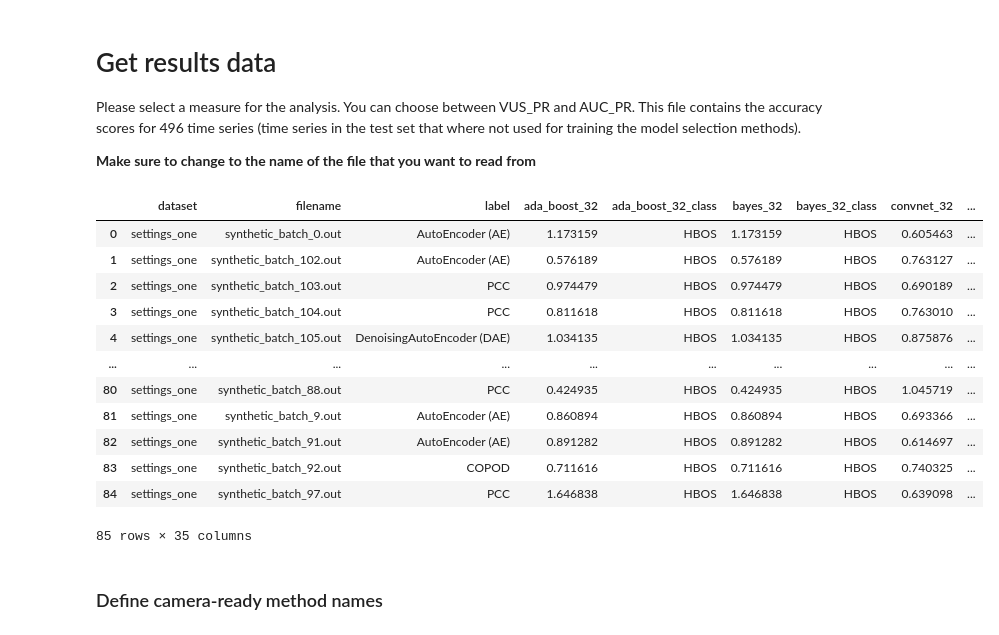
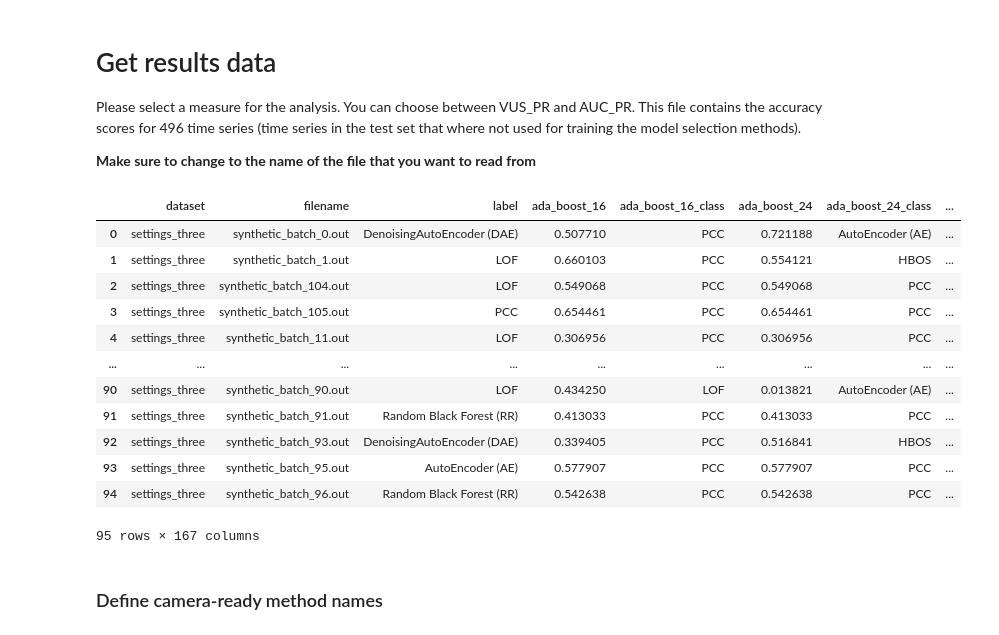
Before and after one commit to doanthihoaithu/MSAD, a Jupyter notebook: experiments/accuracy_analysis/accuracy_evaluation_mts.ipynb, the cells around one changed output. Drawn from its saved outputs; the diff is of its cells as text; code cells hidden in the pictures.

Commit message:
update code according to filename:collection/dataset/test_batch_id

```diff
--- a/experiments/accuracy_analysis/accuracy_evaluation_mts.ipynb
+++ b/experiments/accuracy_analysis/accuracy_evaluation_mts.ipynb
@@ -45,7 +45,7 @@ Please select a measure for the analysis. You can choose between VUS_PR and AUC_
 **Make sure to change to the name of the file that you want to read from**
 # %%
 # Replace this value with "AUC_PR" or "VUS_PR" to obtain the corresponding results
-measure_name = 'INTERPRETABILITY_LOG_SCORE'
+measure_name = 'AUC_PR'
 
 # ['INTERPRETABILITY_HIT_2_SCORE', 'INTERPRETABILITY_LOG_SCORE']
 
@@ -62,9 +62,9 @@ methods_conv = [
     'resnet_{}',]
 
 methods_sit = [
-    'sit_conv_{}',
-    'sit_linear_{}',
-    'sit_stem_{}',
+    'sit_conv_patch_{}',
+    'sit_linear_patch_{}',
+    'sit_stem_original_{}',
     'sit_stem_relu_{}',]
 
 methods_ts = ['rocket_{}']
@@ -75,48 +75,48 @@ methods_feature = [
     'decision_tree_{}',
     'random_forest_{}',
     'mlp_{}',
     'bayes_{}',
     'qda_{}',
     'svc_linear_{}']
 
 # old_methods = ['IFOREST', 'LOF', 'MP', 'NORMA', 'IFOREST1', 'HBOS', 'OCSVM','PCA', 'AE', 'CNN', 'LSTM', 'POLY']
 
-old_methods = ['CBLOF', 'COF', 'COPOD', 'HBOS', 'LOF', 'PCC', 'AutoEncoder (AE)', 'DenoisingAutoEncoder (DAE)']
+old_methods = ['CBLOF', 'COF', 'COPOD', 'HBOS', 'LOF', 'PCC', 'AutoEncoder (AE)', 'DenoisingAutoEncoder (DAE)', 'Torsk', 'Random Black Forest (RR)']
 
 Base_methods = ['Avg Ens','Oracle']
 
 # all_length = [16, 32, 64, 128, 256, 512, 768, 1024]
-all_length = [32]
+all_length = config.supported_window_sizes
 
 all_methods_ens = [meth.format(length) for meth in methods_conv for length in all_length]
 all_methods_ens += [meth.format(length) for meth in methods_sit for length in all_length]
 all_methods_ens += [meth.format(length) for meth in methods_ts for length in all_length]
 all_methods_ens += [meth.format(length) for meth in methods_feature for length in all_length]
 
 # Keep only the methods that exist in the results you read
 all_methods = old_methods + Base_methods + all_methods_ens
 all_methods = [x for x in all_methods if x in df.columns]
 
 # Create a list of all different classes of methods
 split = [x.rsplit('_', 1)[0] for x in all_methods]
 used = set()
 all_methods_class = [x for x in split if x not in used and (used.add(x) or True)]
 
 df
 # %% [output]
-|  | dataset | filename | label | ada_boost_32 | ada_boost_32_class | bayes_32 | bayes_32_class | convnet_32 | ... |
-| 0 | settings_one | synthetic_batch_0.out | AutoEncoder (AE) | 1.173159 | HBOS | 1.173159 | HBOS | 0.605463 | ... |
-| 1 | settings_one | synthetic_batch_102.out | AutoEncoder (AE) | 0.576189 | HBOS | 0.576189 | HBOS | 0.763127 | ... |
-| 2 | settings_one | synthetic_batch_103.out | PCC | 0.974479 | HBOS | 0.974479 | HBOS | 0.690189 | ... |
-| 3 | settings_one | synthetic_batch_104.out | PCC | 0.811618 | HBOS | 0.811618 | HBOS | 0.763010 | ... |
-| 4 | settings_one | synthetic_batch_105.out | DenoisingAutoEncoder (DAE) | 1.034135 | HBOS | 1.034135 | HBOS | 0.875876 | ... |
-| ... | ... | ... | ... | ... | ... | ... | ... | ... | ... |
-| 80 | settings_one | synthetic_batch_88.out | PCC | 0.424935 | HBOS | 0.424935 | HBOS | 1.045719 | ... |
-| 81 | settings_one | synthetic_batch_9.out | AutoEncoder (AE) | 0.860894 | HBOS | 0.860894 | HBOS | 0.693366 | ... |
-| 82 | settings_one | synthetic_batch_91.out | AutoEncoder (AE) | 0.891282 | HBOS | 0.891282 | HBOS | 0.614697 | ... |
-| 83 | settings_one | synthetic_batch_92.out | COPOD | 0.711616 | HBOS | 0.711616 | HBOS | 0.740325 | ... |
-| 84 | settings_one | synthetic_batch_97.out | PCC | 1.646838 | HBOS | 1.646838 | HBOS | 0.639098 | ... |
+|  | dataset | filename | label | ada_boost_16 | ada_boost_16_class | ada_boost_24 | ada_boost_24_class | ... |
+| 0 | settings_three | synthetic_batch_0.out | DenoisingAutoEncoder (DAE) | 0.507710 | PCC | 0.721188 | AutoEncoder (AE) | ... |
+| 1 | settings_three | synthetic_batch_1.out | LOF | 0.660103 | PCC | 0.554121 | HBOS | ... |
+| 2 | settings_three | synthetic_batch_104.out | LOF | 0.549068 | PCC | 0.549068 | PCC | ... |
+| 3 | settings_three | synthetic_batch_105.out | PCC | 0.654461 | PCC | 0.654461 | PCC | ... |
+| 4 | settings_three | synthetic_batch_11.out | LOF | 0.306956 | PCC | 0.306956 | PCC | ... |
+| ... | ... | ... | ... | ... | ... | ... | ... | ... |
+| 90 | settings_three | synthetic_batch_90.out | LOF | 0.434250 | LOF | 0.013821 | AutoEncoder (AE) | ... |
+| 91 | settings_three | synthetic_batch_91.out | Random Black Forest (RR) | 0.413033 | PCC | 0.413033 | PCC | ... |
+| 92 | settings_three | synthetic_batch_93.out | DenoisingAutoEncoder (DAE) | 0.339405 | PCC | 0.516841 | HBOS | ... |
+| 93 | settings_three | synthetic_batch_95.out | AutoEncoder (AE) | 0.577907 | PCC | 0.577907 | PCC | ... |
+| 94 | settings_three | synthetic_batch_96.out | Random Black Forest (RR) | 0.542638 | PCC | 0.542638 | PCC | ... |
-85 rows × 35 columns
+95 rows × 167 columns
 # %% [markdown]
 ### Define camera-ready method names
 # %%
```
Also changed, not shown: parts of 6 cells of this notebook, 29 other files.
